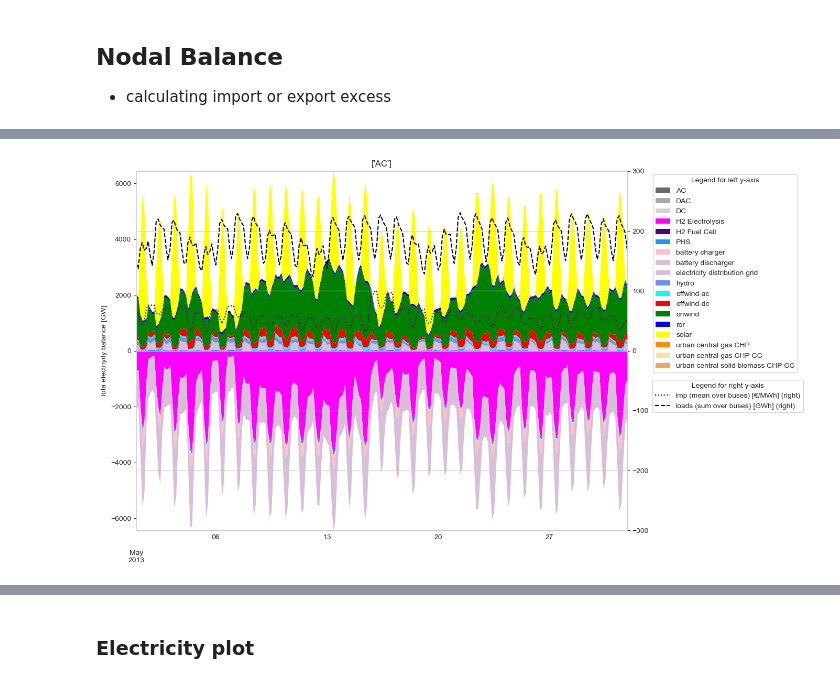
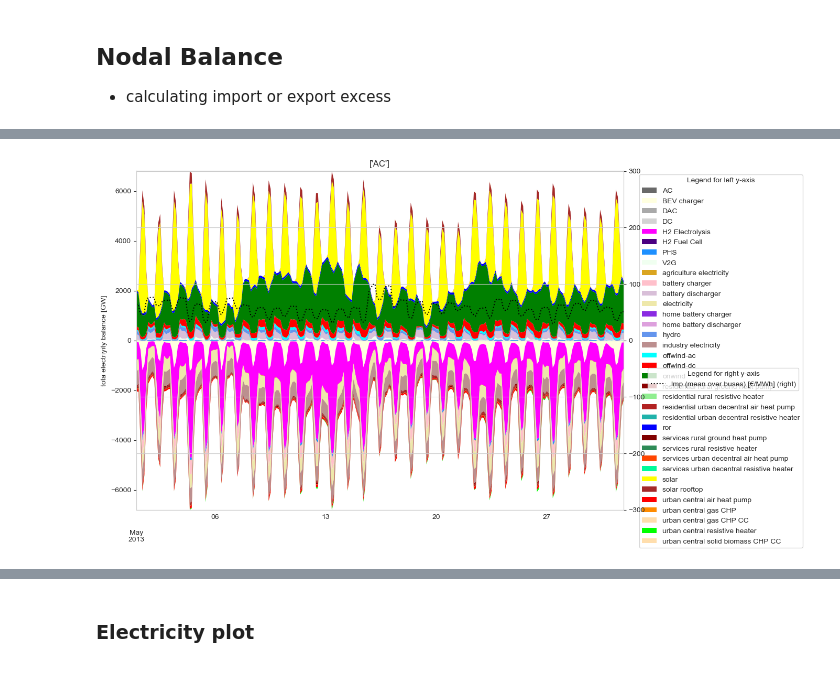
Before and after one commit to JulianGeis/master_thesis, a Jupyter notebook: notebooks/power_balance.ipynb, the cells around one changed output, grey strips where cells are left out. Drawn from its saved outputs; the diff is of its cells as text; code cells hidden in the pictures.

Commit message:
some progess; adding plots for chap4.2

```diff
--- a/notebooks/power_balance.ipynb
+++ b/notebooks/power_balance.ipynb
@@ -174,9 +174,11 @@ Notes:
 # %%
-
-carrier = ["AC"]
+carrier = ["AC", "low voltage"]
+loads = ["electricity", "industry electricity", "agriculture electrcity"]
 period = "2013-05"
-nb_ac = nodal_balance(n, carrier = carrier, time=period, aggregate=['component', 'bus'], energy=True)  # in units of energy
+nb_el = nodal_balance(n, carrier = carrier, time=period, aggregate=['component', 'bus'], energy=True)  # in units of energy
 # convert from MW to GW and unstack
-nb_ac = nb_ac.unstack(level=[1]) / 1000
-nb_ac.head(3)
+nb_el = nb_el.unstack(level=[1]) / 1000
+load_el = nb_el[loads]
+nb_el.drop
+nb_el.head(3)
 # %% [output]
@@ -188,39 +191,39 @@ nb_ac.head(3)
 # %%
 fig, ax = plt.subplots(figsize=(14, 8))
 
-df = nb_ac
+df = nb_el
 
 # split into df with positive and negative values and get colors
 df_neg, df_pos = df.clip(upper=0), df.clip(lower=0)
 c_neg, c_pos = [carrier_colors[col] for col in df_neg.columns], [carrier_colors[col] for col in df_pos.columns]
 
 # plot positive values
 ax = df_pos.plot.area(ax=ax, stacked=True, color=c_pos, linewidth=0.)
 
 # rename negative values so that they are not shown and plot negative values
 ax = df_neg.rename(columns=lambda x: '_' + x).plot.area(ax=ax, stacked=True, color=c_neg, linewidth=0.)
 
 # plot lmps
 lmps = n.buses_t.marginal_price[n.buses[n.buses.carrier.isin(carrier)].index].mean(axis=1)[period]
 ax2 = lmps.plot(style=":", color="black", label="lmp (mean over buses) [€/MWh]", secondary_y=True)
 # set limits of secondary y-axis
 ax2.set_ylim([ - 3 * lmps.max() * abs(df_neg.sum(axis=1).min()) /  df_pos.sum(axis=1).max() , 3 * lmps.max()])
 
 # plot loads
 # n.load_t.p_set (gesetzte energie nachfrage)
-loads = n.loads_t.p[n.buses[n.buses.carrier.isin(carrier)].index].sum(axis=1)[period] / 1000
-loads.plot(style="--", color="black", label="loads (sum over buses) [GWh]", secondary_y=True)
+# loads = n.loads_t.p[n.buses[n.buses.carrier.isin(carrier)].index].sum(axis=1)[period] / 1000
+# loads.plot(style="--", color="black", label="loads (sum over buses) [GWh]", secondary_y=True)
 
 # rescale the y-axis
 ax.set_ylim([df_neg.sum(axis=1).min(), df_pos.sum(axis=1).max()])
 ax.legend(ncol=1, loc="upper center", bbox_to_anchor=(1.2, 1), title="Legend for left y-axis")
 ax2.legend(title="Legend for right y-axis",  loc="upper center", bbox_to_anchor=(1.205, 0.43))
 ax.set_ylabel("tota electriyity balance [GW]")
 ax.set_xlabel("")
 ax.set_title(f"{carrier}")
 fig.tight_layout()
 
-# februrar; GAS CHP
-# electricity, induytry electricity aus negativem Teil rausnehmen und als load auf positive Teil plotten
+# februrary; GAS CHP
+# electricity, industry electricity aus negativem Teil rausnehmen und als load auf positive Teil plotten
 # %% [output]
-[figure, old version]
+[figure, new version]
```
Also changed, not shown: parts of 18 cells of this notebook, 4 other files.
